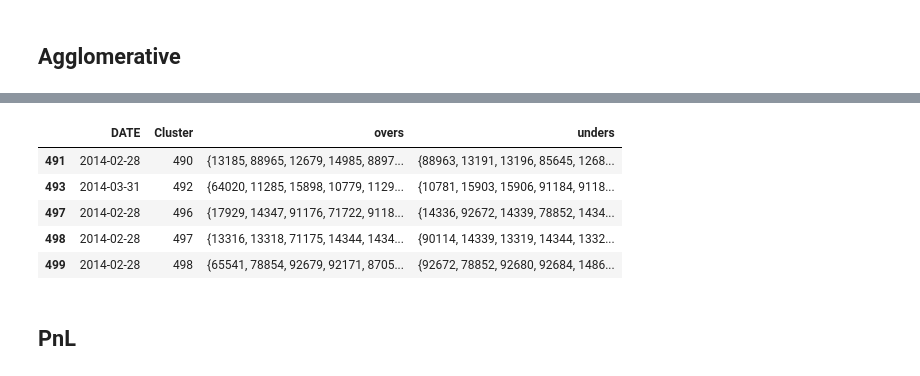
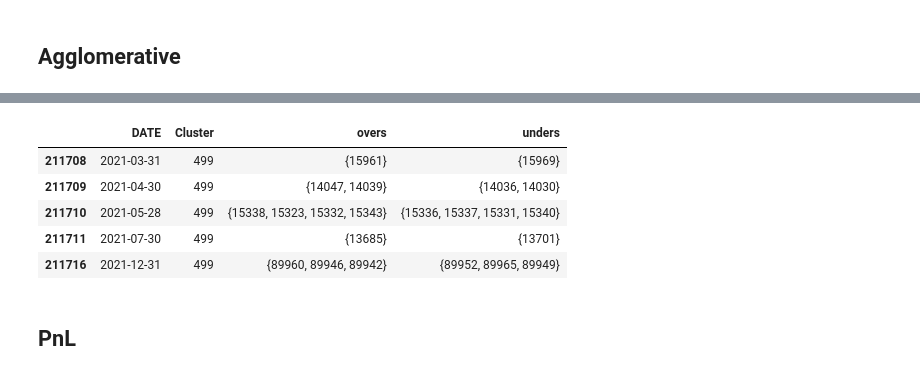
Before and after one commit to adamd1985/pairs_trading_unsupervised_learning, a Jupyter notebook: pairs_unsupervised.ipynb, the cells around one changed output, grey strips where cells are left out. Drawn from its saved outputs; the diff is of its cells as text; code cells hidden in the pictures.

```diff
--- a/pairs_unsupervised.ipynb
+++ b/pairs_unsupervised.ipynb
@@ -460,7 +420,7 @@ The algo groups together points that are closely packed together within Epsilon
 # %%
 from sklearn.cluster import DBSCAN
 
-def train_db_clusters(pca_result_df):
+def train_db_clusters(pca_result_df, alpha=0.1):
     models_dfs = []
 
     cluster_membership = []
@@ -472,7 +432,7 @@ def train_db_clusters(pca_result_df):
 
         #MinPts is set to be the natural logarithm of the total number of data points N
         min_samples = int(round(np.log(len(data))))
-        _, eps = distance_to_nearest_neighbors(pca_data, k=min_samples + 1,alpha = 30)
+        _, eps = distance_to_nearest_neighbors(pca_data, k=min_samples + 1, alpha = alpha)
         db_model = DBSCAN(eps=eps, metric='l2', min_samples=min_samples)
         db_model.fit(pca_data)
 
@@ -496,9 +456,10 @@ if os.path.exists(DBS_CLUSTERS_FILEPATH) and os.path.exists(DBS_CLUSTERS_MEM_FIL
     db_models_df = pd.read_pickle(DBS_CLUSTERS_FILEPATH)
     db_cluster_membership_df = pd.read_pickle(DBS_CLUSTERS_MEM_FILEPATH)
 else:
-    db_models_df, db_cluster_membership_df = train_db_clusters(pca_result_df)
+    # For DBSCAN and agglomerative clustering, alpha = 0:1; : : : ; 0:9 are tested, and alpha = 0:1 is chosen for DBSCAN
+    db_models_df, db_cluster_membership_df = train_db_clusters(pca_result_df, alpha=0.1)
     db_models_df.to_pickle(DBS_CLUSTERS_FILEPATH)
     db_cluster_membership_df.to_pickle(DBS_CLUSTERS_MEM_FILEPATH)
 
 pca_result_df['db_cluster'] = db_cluster_membership_df['db_cluster']
-pca_result_df['db_cluster'].tail(5)
+pca_result_df[['DATE', 'db_cluster']].tail(5)
@@ -524,7 +478,7 @@ Agglomerative is a hierarchical cluster algo that work iteratively by merging cl
 # %%
 from sklearn.cluster import AgglomerativeClustering
 
-def train_agg_clusters(pca_result_df):
+def train_agg_clusters(pca_result_df, alpha=0.3):
     models_dfs = []
 
     cluster_membership = []
@@ -534,8 +488,8 @@ def train_agg_clusters(pca_result_df):
             print(f"Skipping {month} due to insufficient data.")
             continue
 
-        _, dist_alpha_thresh = distance_to_nearest_neighbors(pca_data, alpha = 30)
-        agg_model = AgglomerativeClustering(n_clusters=None, distance_threshold=dist_alpha_thresh, linkage='average')
+        _, eps = distance_to_nearest_neighbors(pca_data, alpha = alpha)
+        agg_model = AgglomerativeClustering(n_clusters=None, distance_threshold=eps, linkage='average')
         agg_model.fit(pca_data)
 
         cluster_df = pd.DataFrame(data['permno'].copy(), index=data.index)
@@ -556,9 +510,10 @@ if os.path.exists(AGG_CLUSTERS_FILEPATH) and os.path.exists(AGG_CLUSTERS_MEM_FIL
     agg_models_df = pd.read_pickle(AGG_CLUSTERS_FILEPATH)
     agg_cluster_membership_df = pd.read_pickle(AGG_CLUSTERS_MEM_FILEPATH)
 else:
-    agg_models_df, agg_cluster_membership_df = train_agg_clusters(pca_result_df)
+    # alpha = 0:3 for agglomerative clustering
+    agg_models_df, agg_cluster_membership_df = train_agg_clusters(pca_result_df, alpha=0.3)
     agg_models_df.to_pickle(AGG_CLUSTERS_FILEPATH)
     agg_cluster_membership_df.to_pickle(AGG_CLUSTERS_MEM_FILEPATH)
 
 pca_result_df['agg_cluster'] = agg_cluster_membership_df['agg_cluster']
-pca_result_df['agg_cluster'].tail(5)
+pca_result_df[['DATE', 'agg_cluster']].tail(5)
@@ -587,67 +535,88 @@ The trade will take the following steps:
 # %%
-def statarb_signals(group, std_dev_factor=1):
+def statarb_signals(group, std_dev_factor=1.5):
+    """
+    Finds signals for a given cluster of stocks by identifying overvalued ("overs") and undervalued ("unders") stocks
+    in the top and bottom deciles, where the momentum difference exceeds a specified standard deviation factor, using pd.qcut.
+
+    Parameters:
+    - group (pd.DataFrame): Stock data for a specific group or cluster.
+    - std_dev_factor (float, optional): The factor by which the standard deviation is multiplied to determine signal. Defaults to 1.
+
+    Returns:
+    - list of dicts:
+        - 'DATE': The trade date for the identified signals.
+        - 'Cluster': The identifier for the cluster from which the signals were generated.
+        - 'overs': A set of stock identifiers ('permno') considered overvalued based on the strategy.
+        - 'unders': A set of stock identifiers ('permno') considered undervalued based on the strategy.
+    """
     overs = unders = []
     if len(group[MOM_FEATURES[0]]) > 1:
-        group_sorted = group.sort_values(by=MOM_FEATURES[0], ascending=True).reset_index(drop=True)
+        group_sorted = group.sort_values(by=MOM_FEATURES[0], ascending=False).reset_index(drop=True)
         mid_idx = len(group_sorted) // 2
         top_half = group_sorted.iloc[:mid_idx]
         bottom_half = group_sorted.iloc[-mid_idx:].reset_index(drop=True)
 
         assert len(top_half) == len(bottom_half), f"len mismatch: {len(top_half) } != {len(bottom_half)}"
 
-        # Standard Pairs Strat: Diff top with bottom deciles and check that a deviation exists.
-        mom1_std_dev = group[MOM_FEATURES[0]].std()
-        mom1_diffs = bottom_half[MOM_FEATURES[0]].values - top_half[MOM_FEATURES[0]].values
-        valid_pairs_mask = mom1_diffs > (mom1_std_dev * std_dev_factor)
-        overs = bottom_half[valid_pairs_mask]['permno']
-        unders = top_half[valid_pairs_mask]['permno']
+        if not bottom_half.empty and not top_half.empty:
+            mom1_diffs = top_half[MOM_FEATURES[0]].values - bottom_half[MOM_FEATURES[0]].values
+            mom1_std_dev = mom1_diffs.std()
+            valid_pairs_mask = mom1_diffs > (mom1_std_dev * std_dev_factor)
+            overs = top_half[valid_pairs_mask]['permno']
+            unders = bottom_half[valid_pairs_mask]['permno']
 
     return [{
         'DATE': group['DATE_TRADE'].iloc[0],
         'Cluster': group['cluster'].iloc[0],
         'overs': set(overs),
         'unders': set(unders)
     }]
 
+
 def process_trade_opportunities(df, cluster_label, filepath):
     df['cluster'] = df[cluster_label]
 
     tqdm.pandas(desc=f"StatArb opportunities with {cluster_label}")
-    trade_opportunities = df.groupby(['cluster']).progress_apply(statarb_signals)
+    trade_opportunities = df.groupby(['cluster', 'DATE']).progress_apply(statarb_signals)
     trade_opportunities = [item for sublist in trade_opportunities for item in sublist]
     if len(trade_opportunities) == 0:
         return pd.DataFrame()
 
     # Statarb needs pairs from top and botton deciles, drop odds or empty
     trade_opportunities_df = pd.DataFrame(trade_opportunities)
-    trade_opportunities_df = trade_opportunities_df[
-        (trade_opportunities_df['overs'].apply(len) > 0) & (trade_opportunities_df['unders'].apply(len) > 0) & (trade_opportunities_df['overs'].apply(len) == trade_opportunities_df['unders'].apply(len))
-    ]
-
     condition = trade_opportunities_df.progress_apply(lambda row: len(row['overs']) > 0 and len(row['unders']) > 0 and len(row['overs']) == len(row['unders']), axis=1)
     trade_opportunities_df = trade_opportunities_df[condition]
+    trade_opportunities_df.to_pickle(filepath)
 
-    trade_opportunities_df.to_pickle(filepath)
     return trade_opportunities_df
 
+
+# NB: The model will trade the next month on the selected clusters.
+trade_opportunities_km_df = trade_opportunities_db_df = trade_opportunities_agg_df = None
 pca_result_df['DATE_TRADE'] = pca_result_df.groupby('permno')['DATE'].shift(-1).ffill()
-if not (os.path.exists(SIGNALS_KM_FILEPATH) and os.path.exists(SIGNALS_DB_FILEPATH) and os.path.exists(SIGNALS_AGG_FILEPATH)):
+
+if not os.path.exists(SIGNALS_KM_FILEPATH):
     trade_opportunities_km_df = process_trade_opportunities(pca_result_df, 'km_cluster', SIGNALS_KM_FILEPATH)
+else:
+    trade_opportunities_km_df = pd.read_pickle(SIGNALS_KM_FILEPATH)
+"""
+if not os.path.exists(SIGNALS_DB_FILEPATH):
     trade_opportunities_db_df = process_trade_opportunities(pca_result_df, 'db_cluster', SIGNALS_DB_FILEPATH)
+else:
+    trade_opportunities_db_df = pd.read_pickle(SIGNALS_DB_FILEPATH)
+if not os.path.exists(SIGNALS_AGG_FILEPATH):
     trade_opportunities_agg_df = process_trade_opportunities(pca_result_df, 'agg_cluster', SIGNALS_AGG_FILEPATH)
 else:
-    trade_opportunities_km_df = pd.read_pickle(SIGNALS_KM_FILEPATH)
-    trade_opportunities_db_df = pd.read_pickle(SIGNALS_DB_FILEPATH)
     trade_opportunities_agg_df = pd.read_pickle(SIGNALS_AGG_FILEPATH)
-
+"""
 trade_opportunities_km_df.tail(5)
 # %% [output]
 |  | DATE | Cluster | overs | unders |
-| 491 | 2014-02-28 | 490 | {13185, 88965, 12679, 14985, 8897... | {88963, 13191, 13196, 85645, 1268... |
-| 493 | 2014-03-31 | 492 | {64020, 11285, 15898, 10779, 1129... | {10781, 15903, 15906, 91184, 9118... |
-| 497 | 2014-02-28 | 496 | {17929, 14347, 91176, 71722, 9118... | {14336, 92672, 14339, 78852, 1434... |
-| 498 | 2014-02-28 | 497 | {13316, 13318, 71175, 14344, 1434... | {90114, 14339, 13319, 14344, 1332... |
-| 499 | 2014-02-28 | 498 | {65541, 78854, 92679, 92171, 8705... | {92672, 78852, 92680, 92684, 1486... |
+| 211708 | 2021-03-31 | 499 | {15961} | {15969} |
+| 211709 | 2021-04-30 | 499 | {14047, 14039} | {14036, 14030} |
+| 211710 | 2021-05-28 | 499 | {15338, 15323, 15332, 15343} | {15336, 15337, 15331, 15340} |
+| 211711 | 2021-07-30 | 499 | {13685} | {13701} |
+| 211716 | 2021-12-31 | 499 | {89960, 89946, 89942} | {89952, 89965, 89949} |
 # %% [markdown]
 ## PnL
 # %%
```
Also changed, not shown: parts of 20 cells of this notebook, 3 other files.
